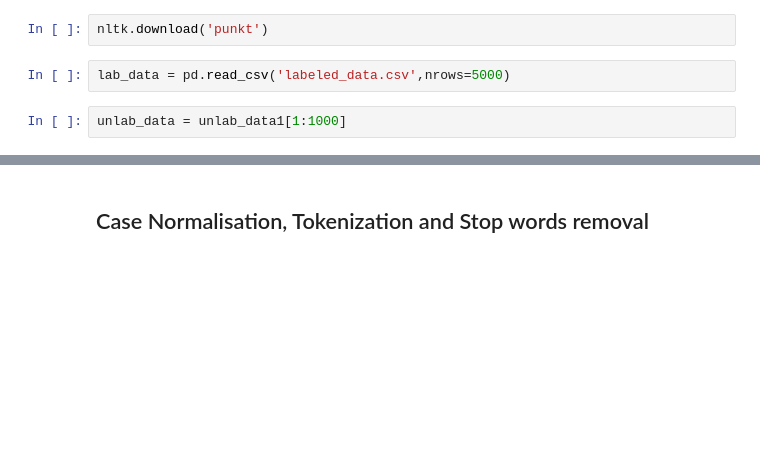
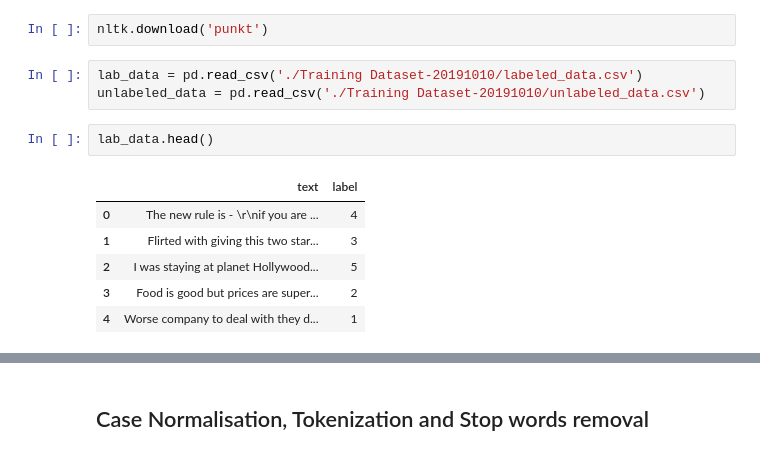
Before and after one commit to pradnyaalc/Sentiment_analysis, a Jupyter notebook: Ass2_case_tokens_stopwords.ipynb, the cells around one changed output, grey strips where cells are left out. Saved outputs shown, nothing was run; the diff lists cells and outputs as text; blank space fills up the shorter version.

```diff
--- a/Ass2_case_tokens_stopwords.ipynb
+++ b/Ass2_case_tokens_stopwords.ipynb
@@ -9,8 +9,16 @@ from nltk.tokenize import MWETokenizer
 import pandas as pd
 # %%
 nltk.download('punkt')
-# %%
-lab_data = pd.read_csv('labeled_data.csv',nrows=5000)
-# %%
-unlab_data = unlab_data1[1:1000]
+# %%
+lab_data = pd.read_csv('./Training Dataset-20191010/labeled_data.csv')
+unlabeled_data = pd.read_csv('./Training Dataset-20191010/unlabeled_data.csv')
+# %%
+lab_data.head()
+# %% [output]
+|  | text | label |
+| 0 | The new rule is - \r\nif you are ... | 4 |
+| 1 | Flirted with giving this two star... | 3 |
+| 2 | I was staying at planet Hollywood... | 5 |
+| 3 | Food is good but prices are super... | 2 |
+| 4 | Worse company to deal with they d... | 1 |
 # %%
```
Also changed, not shown: parts of 27 cells of this notebook, 1 other file.
